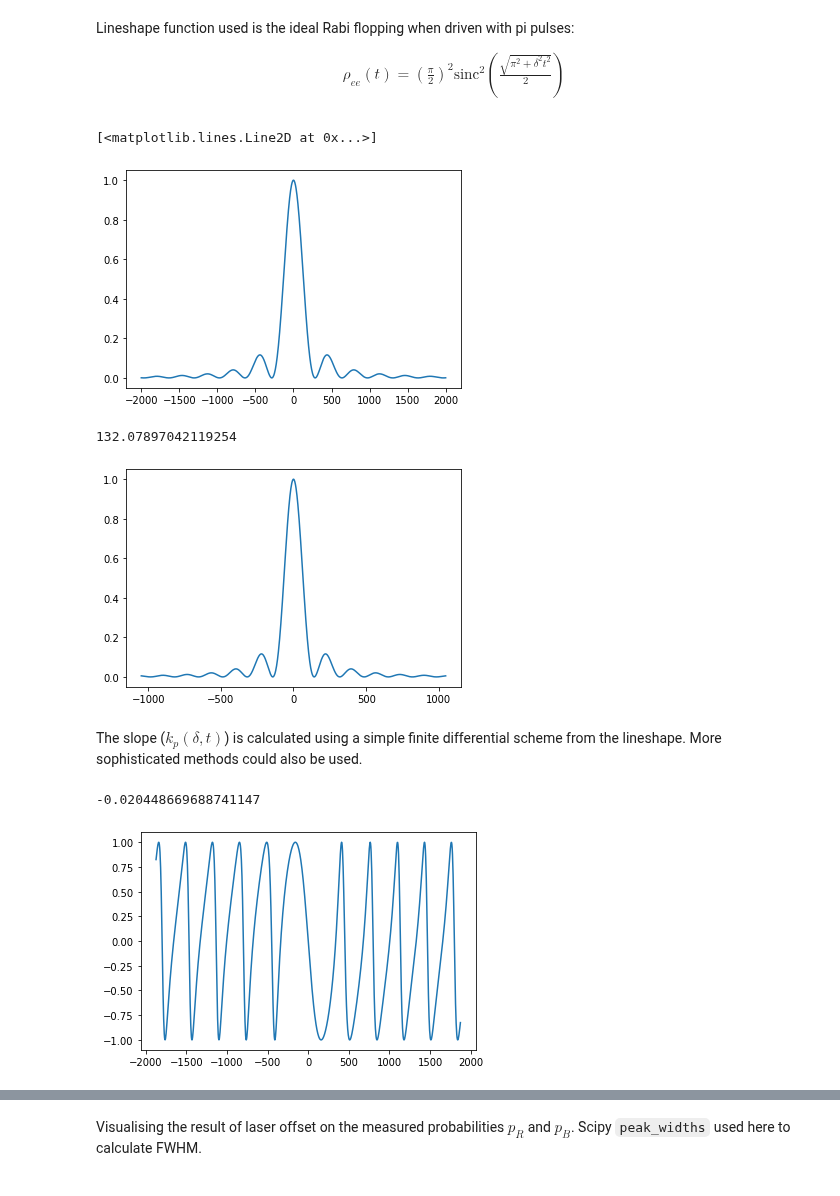
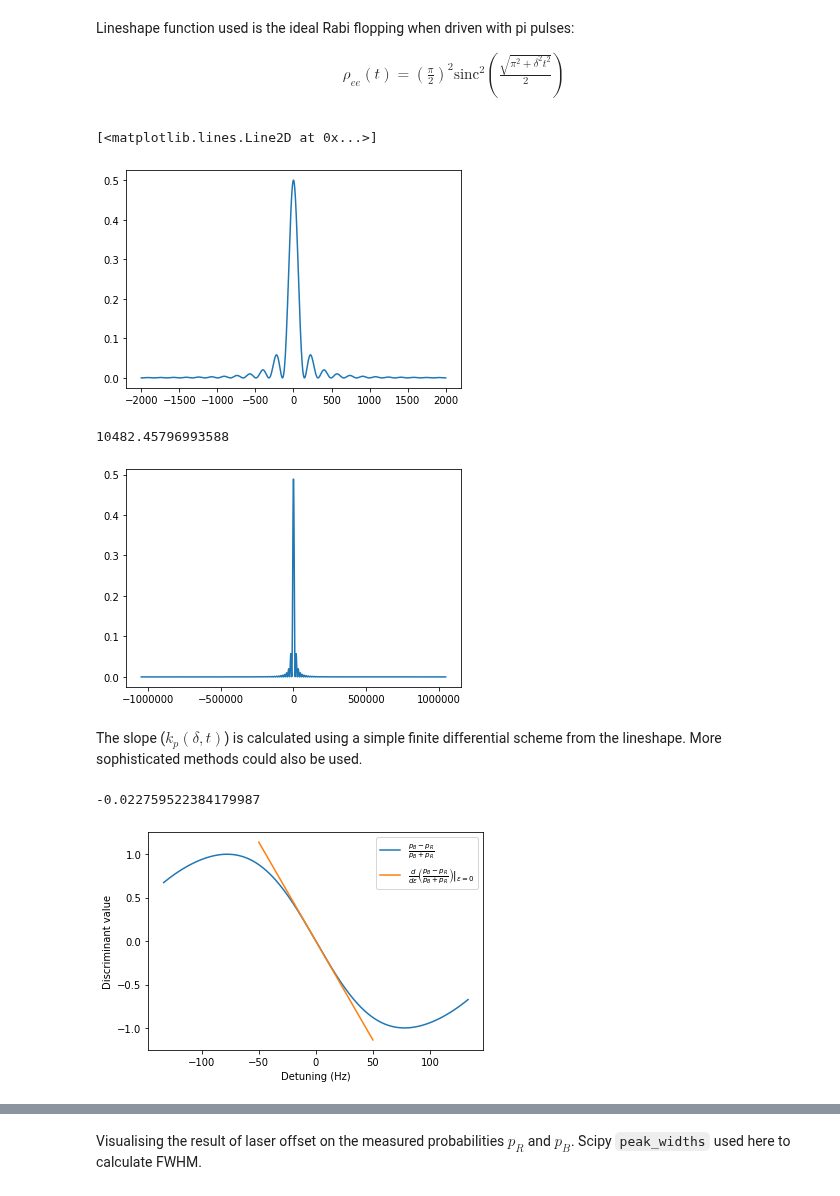
Before and after one commit to speug/srservosim, a Jupyter notebook: notebooks/servosimtests.ipynb, the cells around one changed output, grey strips where cells are left out. Saved outputs shown, nothing was run; the diff lists cells and outputs as text; code cells hidden in the pictures.

Commit message:
proper units for lineshape, kp fix

```diff
--- a/notebooks/servosimtests.ipynb
+++ b/notebooks/servosimtests.ipynb
@@ -18,17 +18,18 @@ Lineshape function used is the ideal Rabi flopping when driven with pi pulses:
 \rho_{ee}(t) = \left( \frac{\pi}{2} \right)^2 \textrm{sinc}^2 \left( \frac{\sqrt{\pi^2 + \delta^2 t^2}}{2} \right)
 \end{align}
 # %%
-def lineshape(delta, t, tau_pi=6e-3):
-    scale = np.pi / tau_pi
-    sinc_arg = 0.5 * np.sqrt(np.pi ** 2 + np.square(delta/scale) * np.square(t))
+def lineshape(delta, t, state_prep=False):
+    sinc_arg = 0.5 * np.sqrt(np.pi ** 2 + np.square(delta * (2 * np.pi)) * np.square(t))
     out = (np.pi/2.)**2 * np.square(np.divide(np.sin(sinc_arg), sinc_arg))
+    if not state_prep:
+        out = out / 2.
     return out
 # %%
 d, step = np.linspace(-2000, 2000, 1000, retstep=True)
-plt.plot(d, lineshape(d, 10, 6e-3))
+plt.plot(d, lineshape(d, 6e-3))
 # %% [output]
 [<matplotlib.lines.Line2D at 0x...>]
-[figure, old version]
+[figure, new version]
 # %%
 # scaling lineshape
 scaling_param = (np.pi / 6e-3)
@@ -37,40 +38,46 @@ plt.plot(d * scaling_param, l_s)
 widths = peak_widths(l_s, [np.argmax(l_s)], rel_height=0.5)
 d[int(np.rint(widths[3][0]))]*scaling_param-d[int(np.rint(widths[2][0]))]*scaling_param
 # %% [output]
-132.07897042119254
+10482.45796993588
-[figure, old version]
+[figure, new version]
 # %% [markdown]
 The slope ($k_p(\delta, t)$) is calculated using a simple finite differential scheme from the lineshape. More sophisticated methods could also be used.
 # %%
 def slope(lineshape_func, delta, t, dlims=(-2, 2), acc=1000):
     assert(delta > dlims[0] and delta < dlims[1]), "Derivative not defined outside range!"
     ds, step = np.linspace(dlims[0], dlims[1], acc, retstep=True)
     lineshape = lineshape_func(ds, t)
     d_ls = np.diff(lineshape) / step
     nearest = np.argmin(np.abs(ds-delta))
     return d_ls[nearest]
 
 def FWHM(lineshape, delta):
     width = peak_widths(lineshape, [np.argmax(lineshape)], rel_height=0.5)
-    out = d[int(np.rint(widths[3][0]))] - d[int(np.rint(widths[2][0]))]
+    out = delta[int(np.rint(width[3][0]))] - delta[int(np.rint(width[2][0]))]
     return out
 
-def k_p(lineshape_func, delta, t, tau_pi=6e-3, n=1000):
-    fwhm = FWHM(lineshape_func(delta, t, tau_pi), delta)
+def k_p(lineshape_func, delta, t, n=1000):
+    fwhm = FWHM(lineshape_func(delta, t), delta)
     d_R = np.linspace(start=delta[0], stop=delta[-1] - fwhm, num=n)
     d_B = d_R + fwhm
     d = d_R + fwhm / 2.
     p_R = lineshape_func(d_R, t, tau_pi)
     p_B = lineshape_func(d_B, t, tau_pi)
     k = np.divide(p_B - p_R, p_B + p_R)
     d_k = np.diff(k) / (d[1] - d[0])
-    origin = k[np.argmin(np.abs(d))]
+    origin = d_k[np.argmin(np.abs(d))]
     return origin, k, d
 
-d, step = np.linspace(-2000, 2000, 1000, retstep=True)
-kp, k, d_k = k_p(lineshape, d, 10)
-plt.plot(d_k, k)
+d, step = np.linspace(-200, 200, 10000, retstep=True)
+kp, d_k, d = k_p(lineshape, d, 6e-3)
+plt.plot(d, d_k, label=r"$\frac{p_B - p_R}{p_B + p_R}$")
+d_kp = np.linspace(-50, 50, 100)
+tangent = d_kp * kp
+plt.plot(d_kp, tangent, label=r"$\frac{d}{d \epsilon}\left(\frac{p_B - p_R}{p_B + p_R}\right)|_{\epsilon=0}$")
+plt.legend()
+plt.xlabel("Detuning (Hz)")
+plt.ylabel("Discriminant value")
 kp
 # %% [output]
--0.020448669688741147
+-0.022759522384179987
-[figure, old version]
+[figure, new version]
```
Also changed, not shown: parts of 4 cells of this notebook.
